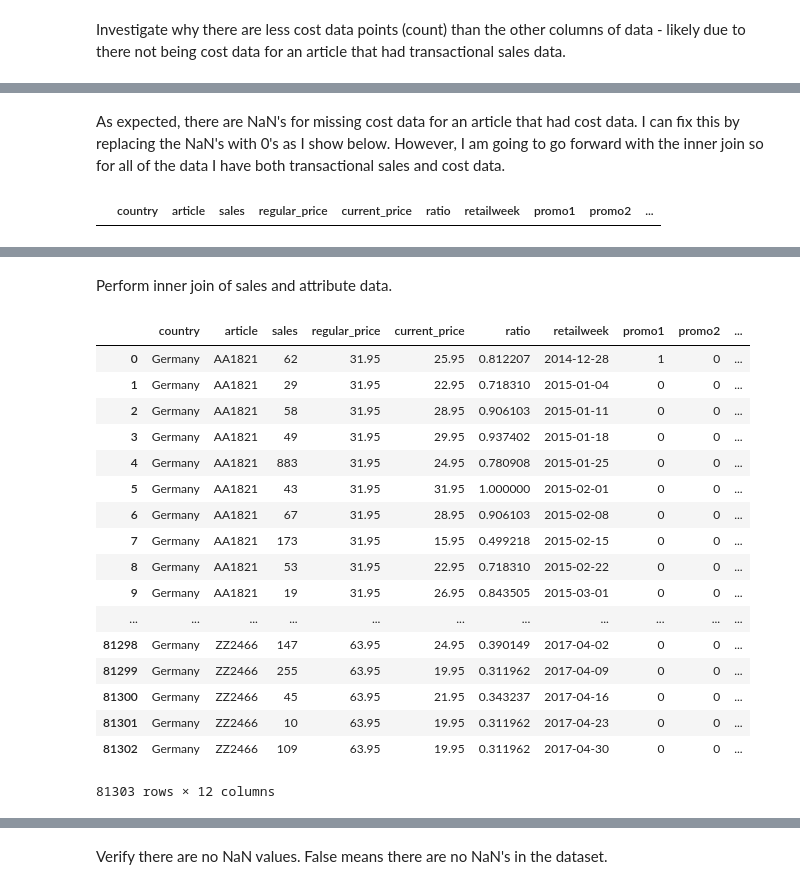
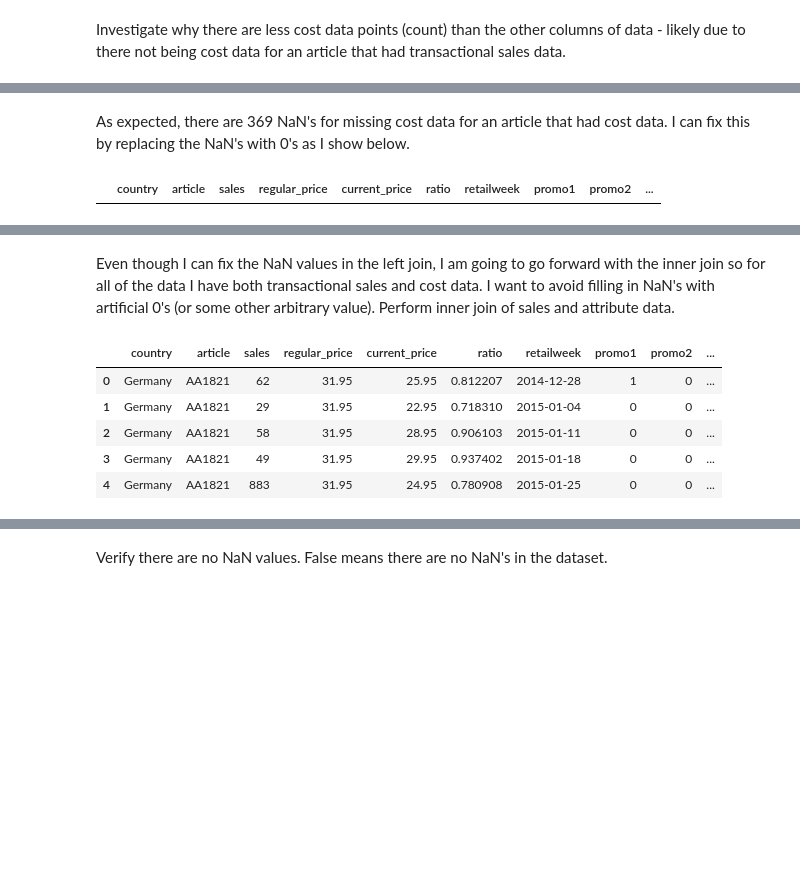
Before and after one commit to swekul/RetailSales_CaseStudy, a Jupyter notebook: RetailSales_DemandForecasting_McRoberts.ipynb, the cells around one changed output, grey strips where cells are left out. Saved outputs shown, nothing was run; the diff lists cells and outputs as text; code cells hidden in the pictures; blank space fills up the shorter version.

```diff
--- a/RetailSales_DemandForecasting_McRoberts.ipynb
+++ b/RetailSales_DemandForecasting_McRoberts.ipynb
@@ -161,5 +148,5 @@ data_leftJoined[data_leftJoined.isnull().values]
 # %% [markdown]
-As expected, there are NaN's for missing cost data for an article that had cost data. I can fix this by replacing the NaN's with 0's as I show below. However, I am going to go forward with the inner join so for all of the data I have both transactional sales and cost data.
+As expected, there are 369 NaN's for missing cost data for an article that had cost data. I can fix this by replacing the NaN's with 0's as I show below.
 # %%
 data_leftJoined.fillna(0, inplace = True)
 data_leftJoined[data_leftJoined.isnull().values]
@@ -177,30 +164,18 @@ data_leftJoined.describe()
 | 50% | 26.000000 | 41.450000 | 20.950000 | 0.523526 | 0.000000 | 0.000000 | 3.950000 |
 | 75% | 65.000000 | 79.950000 | 37.950000 | 0.697322 | 0.000000 | 0.000000 | 7.700000 |
 | max | 898.000000 | 197.950000 | 197.950000 | 1.000000 | 1.000000 | 1.000000 | 19.800000 |
-# %% [markdown]
-Perform inner join of sales and attribute data.
+# %% [markdown]
+Even though I can fix the NaN values in the left join, I am going to go forward with the inner join so for all of the data I have both transactional sales and cost data. I want to avoid filling in NaN's with artificial 0's (or some other arbitrary value). Perform inner join of sales and attribute data.
 # %%
 data_joined = pd.merge(data_sales, data_attribute, how = 'inner', on = 'article')
-data_joined
+data_joined.head()
 # %% [output]
 |  | country | article | sales | regular_price | current_price | ratio | retailweek | promo1 | promo2 | ... |
 | 0 | Germany | AA1821 | 62 | 31.95 | 25.95 | 0.812207 | 2014-12-28 | 1 | 0 | ... |
 | 1 | Germany | AA1821 | 29 | 31.95 | 22.95 | 0.718310 | 2015-01-04 | 0 | 0 | ... |
 | 2 | Germany | AA1821 | 58 | 31.95 | 28.95 | 0.906103 | 2015-01-11 | 0 | 0 | ... |
 | 3 | Germany | AA1821 | 49 | 31.95 | 29.95 | 0.937402 | 2015-01-18 | 0 | 0 | ... |
 | 4 | Germany | AA1821 | 883 | 31.95 | 24.95 | 0.780908 | 2015-01-25 | 0 | 0 | ... |
-| 5 | Germany | AA1821 | 43 | 31.95 | 31.95 | 1.000000 | 2015-02-01 | 0 | 0 | ... |
-| 6 | Germany | AA1821 | 67 | 31.95 | 28.95 | 0.906103 | 2015-02-08 | 0 | 0 | ... |
-| 7 | Germany | AA1821 | 173 | 31.95 | 15.95 | 0.499218 | 2015-02-15 | 0 | 0 | ... |
-| 8 | Germany | AA1821 | 53 | 31.95 | 22.95 | 0.718310 | 2015-02-22 | 0 | 0 | ... |
-| 9 | Germany | AA1821 | 19 | 31.95 | 26.95 | 0.843505 | 2015-03-01 | 0 | 0 | ... |
-| ... | ... | ... | ... | ... | ... | ... | ... | ... | ... | ... |
-| 81298 | Germany | ZZ2466 | 147 | 63.95 | 24.95 | 0.390149 | 2017-04-02 | 0 | 0 | ... |
-| 81299 | Germany | ZZ2466 | 255 | 63.95 | 19.95 | 0.311962 | 2017-04-09 | 0 | 0 | ... |
-| 81300 | Germany | ZZ2466 | 45 | 63.95 | 21.95 | 0.343237 | 2017-04-16 | 0 | 0 | ... |
-| 81301 | Germany | ZZ2466 | 10 | 63.95 | 19.95 | 0.311962 | 2017-04-23 | 0 | 0 | ... |
-| 81302 | Germany | ZZ2466 | 109 | 63.95 | 19.95 | 0.311962 | 2017-04-30 | 0 | 0 | ... |
-81303 rows × 12 columns
 # %%
 data_joined.describe()
 # %% [output]
```
Also changed, not shown: parts of 33 cells of this notebook.
